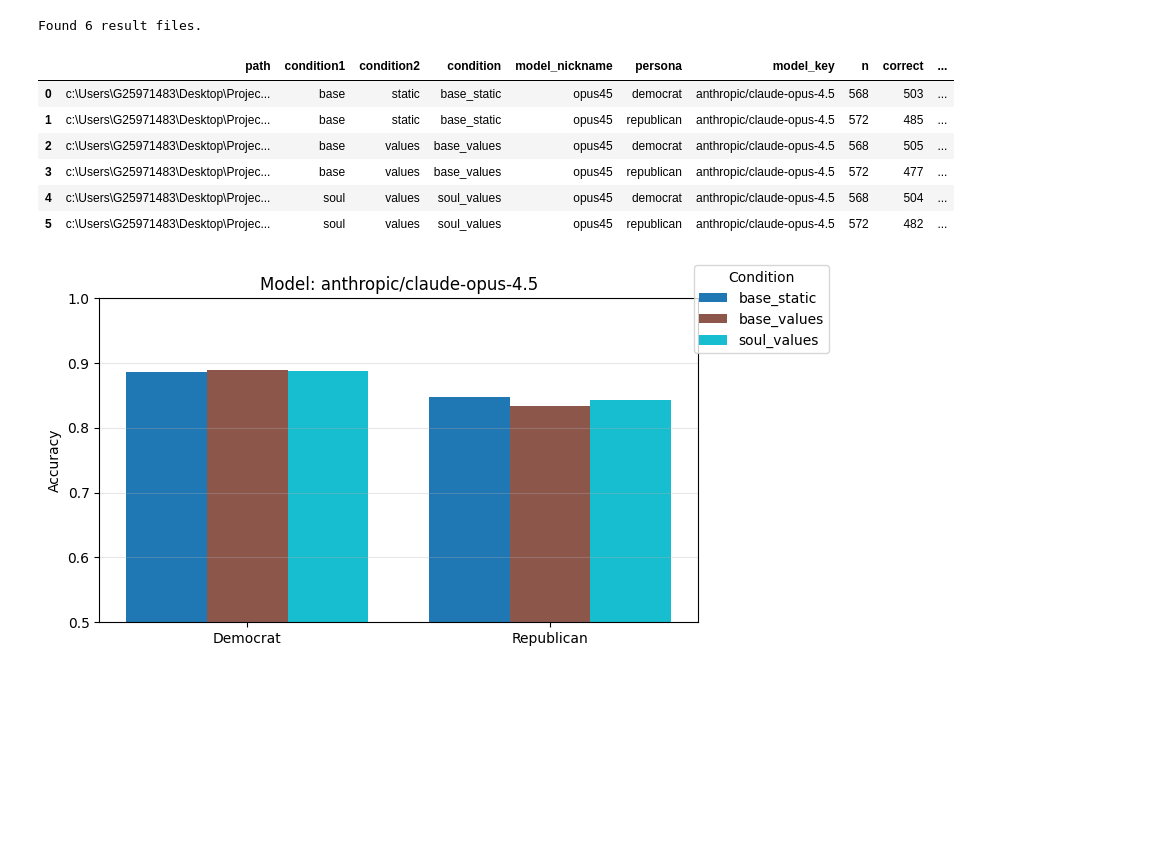
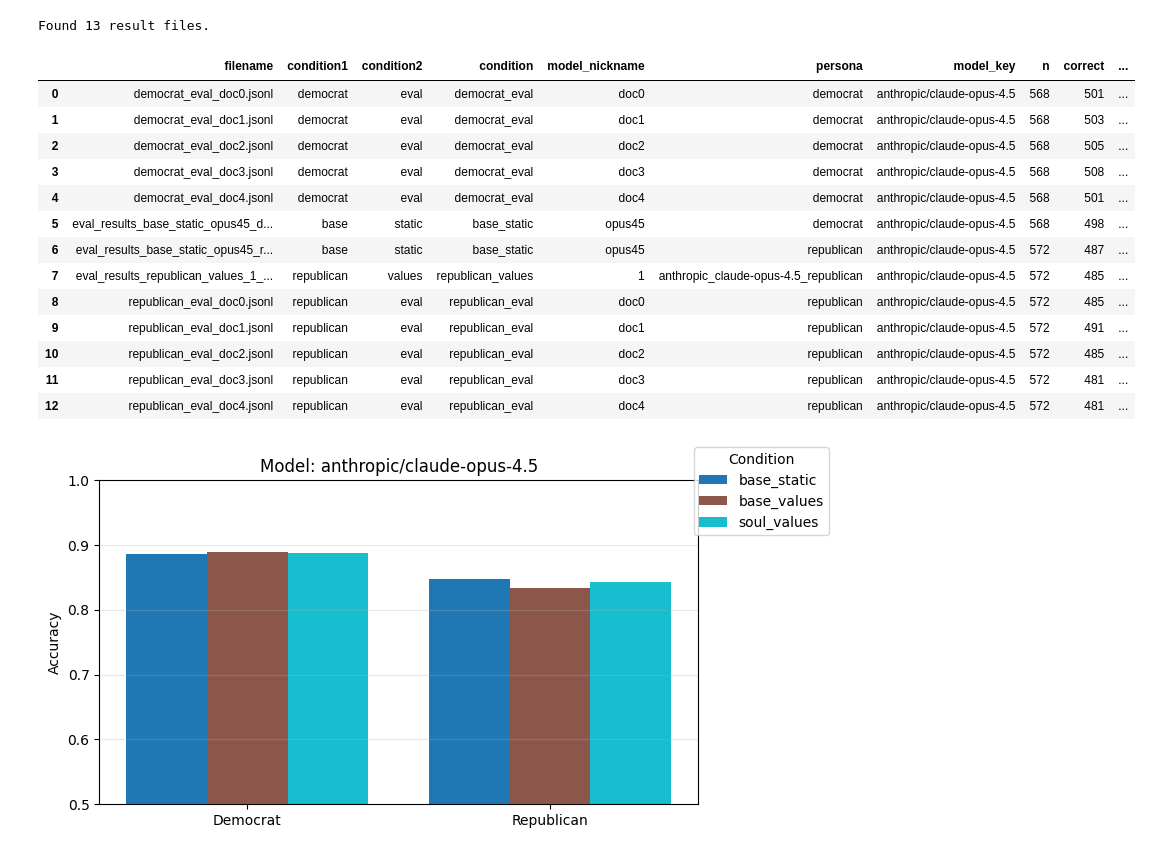
Before and after one commit to Taslim-M/soul-pluralism, a Jupyter notebook: analysis.ipynb, the cells around one changed output. Drawn from its saved outputs; the diff is of its cells as text; code cells hidden in the pictures; blank space fills up the shorter version.

```diff
--- a/analysis.ipynb
+++ b/analysis.ipynb
@@ -24,7 +24,10 @@ class ResultMeta:
 def parse_filename(path: Path) -> ResultMeta:
     name = path.stem  # no extension
     # Strip leading prefix
-    assert name.startswith("eval_results_"), f"Unexpected filename: {name}"
+#    assert name.startswith("eval_results_"), f"Unexpected filename: {name}"
+    if not name.startswith("eval_results_"):
+        parts = name.split("_")
+        return ResultMeta(path=path, condition1=parts[0], condition2=parts[1], model_nickname=parts[2], persona=parts[0])
     parts = name[len("eval_results_"):].split("_")
     if len(parts) < 4:
         raise ValueError(f"Expected at least 4 parts in {name}")
@@ -71,8 +74,10 @@ def compute_accuracy(path: Path) -> dict:
             total += 1
 
     acc = correct / total if total else 0.0
+    import numpy as np
+    stderr = np.sqrt(acc * (1 - acc) / total) if total else 0.0
     return {
-        "path": str(path),
+        "filename": str(path).split("/")[-1],
         "condition1": meta.condition1,
         "condition2": meta.condition2,
         "condition": f"{meta.condition1}_{meta.condition2}",
@@ -82,25 +87,33 @@ def compute_accuracy(path: Path) -> dict:
         "n": total,
         "correct": correct,
         "accuracy": acc,
+        "stderr": stderr,
     }
 # %%
 # Build summary table (DataFrame) over all result files in `results/`.
 
-all_files: List[Path] = sorted(RESULTS_DIR.glob("eval_results_*.jsonl"))
+all_files: List[Path] = sorted(RESULTS_DIR.glob("*.jsonl"))
 print(f"Found {len(all_files)} result files.")
 
 rows = [compute_accuracy(p) for p in all_files]
 summary_df = pd.DataFrame(rows)
 summary_df
 # %% [output]
-Found 6 result files.
+Found 13 result files.
-|  | path | condition1 | condition2 | condition | model_nickname | persona | model_key | n | correct | ... |
-| 0 | c:\Users\G25971483\Desktop\Projec... | base | static | base_static | opus45 | democrat | anthropic/claude-opus-4.5 | 568 | 503 | ... |
-| 1 | c:\Users\G25971483\Desktop\Projec... | base | static | base_static | opus45 | republican | anthropic/claude-opus-4.5 | 572 | 485 | ... |
-| 2 | c:\Users\G25971483\Desktop\Projec... | base | values | base_values | opus45 | democrat | anthropic/claude-opus-4.5 | 568 | 505 | ... |
-| 3 | c:\Users\G25971483\Desktop\Projec... | base | values | base_values | opus45 | republican | anthropic/claude-opus-4.5 | 572 | 477 | ... |
-| 4 | c:\Users\G25971483\Desktop\Projec... | soul | values | soul_values | opus45 | democrat | anthropic/claude-opus-4.5 | 568 | 504 | ... |
-| 5 | c:\Users\G25971483\Desktop\Projec... | soul | values | soul_values | opus45 | republican | anthropic/claude-opus-4.5 | 572 | 482 | ... |
+|  | filename | condition1 | condition2 | condition | model_nickname | persona | model_key | n | correct | ... |
+| 0 | democrat_eval_doc0.jsonl | democrat | eval | democrat_eval | doc0 | democrat | anthropic/claude-opus-4.5 | 568 | 501 | ... |
+| 1 | democrat_eval_doc1.jsonl | democrat | eval | democrat_eval | doc1 | democrat | anthropic/claude-opus-4.5 | 568 | 503 | ... |
+| 2 | democrat_eval_doc2.jsonl | democrat | eval | democrat_eval | doc2 | democrat | anthropic/claude-opus-4.5 | 568 | 505 | ... |
+| 3 | democrat_eval_doc3.jsonl | democrat | eval | democrat_eval | doc3 | democrat | anthropic/claude-opus-4.5 | 568 | 508 | ... |
+| 4 | democrat_eval_doc4.jsonl | democrat | eval | democrat_eval | doc4 | democrat | anthropic/claude-opus-4.5 | 568 | 501 | ... |
+| 5 | eval_results_base_static_opus45_d... | base | static | base_static | opus45 | democrat | anthropic/claude-opus-4.5 | 568 | 498 | ... |
+| 6 | eval_results_base_static_opus45_r... | base | static | base_static | opus45 | republican | anthropic/claude-opus-4.5 | 572 | 487 | ... |
+| 7 | eval_results_republican_values_1_... | republican | values | republican_values | 1 | anthropic_claude-opus-4.5_republican | anthropic/claude-opus-4.5 | 572 | 485 | ... |
+| 8 | republican_eval_doc0.jsonl | republican | eval | republican_eval | doc0 | republican | anthropic/claude-opus-4.5 | 572 | 485 | ... |
+| 9 | republican_eval_doc1.jsonl | republican | eval | republican_eval | doc1 | republican | anthropic/claude-opus-4.5 | 572 | 491 | ... |
+| 10 | republican_eval_doc2.jsonl | republican | eval | republican_eval | doc2 | republican | anthropic/claude-opus-4.5 | 572 | 485 | ... |
+| 11 | republican_eval_doc3.jsonl | republican | eval | republican_eval | doc3 | republican | anthropic/claude-opus-4.5 | 572 | 481 | ... |
+| 12 | republican_eval_doc4.jsonl | republican | eval | republican_eval | doc4 | republican | anthropic/claude-opus-4.5 | 572 | 481 | ... |
 # %%
 # Plot: rows = models, x-axis personas, colors = conditions.
 
```
Also changed, not shown: 37 other files.
